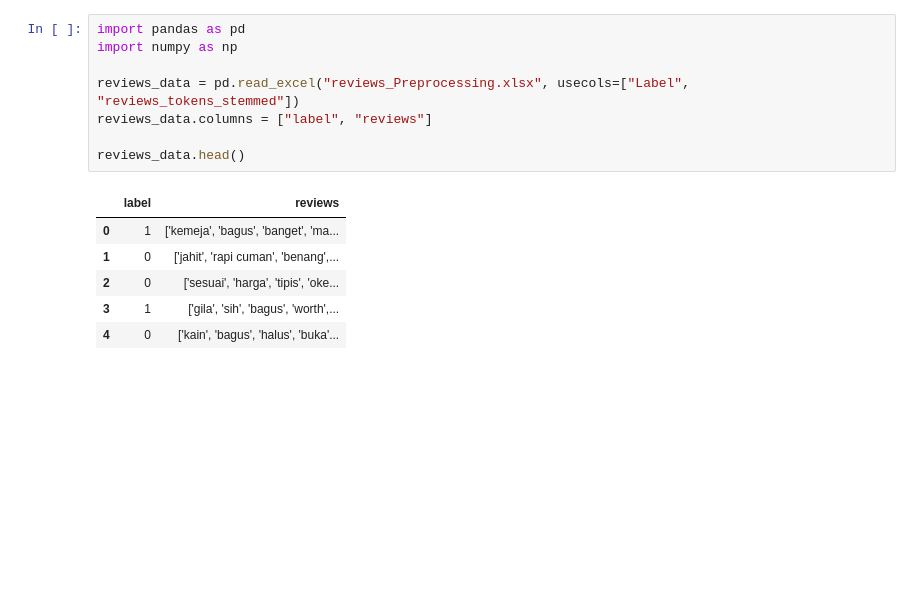
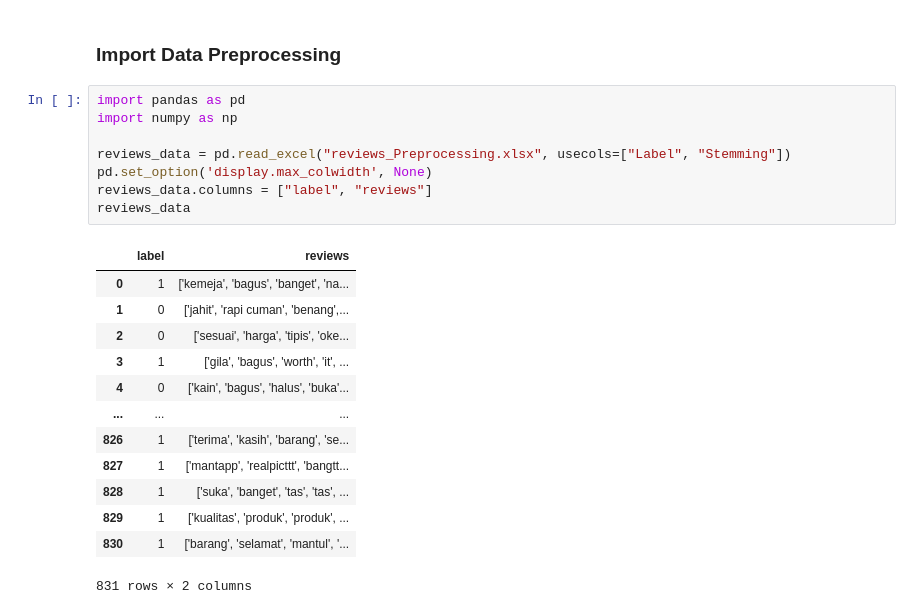
Before and after one commit to Edoalfredo/Final-Project-PPDM, a Jupyter notebook: MNB modelling use 20 percent.ipynb, the cells around one changed output. Saved outputs shown, nothing was run; the diff lists cells and outputs as text; blank space fills up the shorter version.

```diff
--- a/MNB modelling use 20 percent.ipynb
+++ b/MNB modelling use 20 percent.ipynb
@@ -1,18 +1,27 @@
+# %% [markdown]
+### Import Data Preprocessing
 # %%
 import pandas as pd
 import numpy as np
 
-reviews_data = pd.read_excel("reviews_Preprocessing.xlsx", usecols=["Label", "reviews_tokens_stemmed"])
+reviews_data = pd.read_excel("reviews_Preprocessing.xlsx", usecols=["Label", "Stemming"])
+pd.set_option('display.max_colwidth', None)
 reviews_data.columns = ["label", "reviews"]
-
-reviews_data.head()
+reviews_data
 # %% [output]
 |  | label | reviews |
-| 0 | 1 | ['kemeja', 'bagus', 'banget', 'ma... |
+| 0 | 1 | ['kemeja', 'bagus', 'banget', 'na... |
 | 1 | 0 | ['jahit', 'rapi cuman', 'benang',... |
 | 2 | 0 | ['sesuai', 'harga', 'tipis', 'oke... |
-| 3 | 1 | ['gila', 'sih', 'bagus', 'worth',... |
+| 3 | 1 | ['gila', 'bagus', 'worth', 'it', ... |
 | 4 | 0 | ['kain', 'bagus', 'halus', 'buka'... |
+| ... | ... | ... |
+| 826 | 1 | ['terima', 'kasih', 'barang', 'se... |
+| 827 | 1 | ['mantapp', 'realpicttt', 'bangtt... |
+| 828 | 1 | ['suka', 'banget', 'tas', 'tas', ... |
+| 829 | 1 | ['kualitas', 'produk', 'produk', ... |
+| 830 | 1 | ['barang', 'selamat', 'mantul', '... |
+831 rows × 2 columns
 # %%
 import ast
 
```
Also changed, not shown: parts of 23 cells of this notebook, 14 other files.
